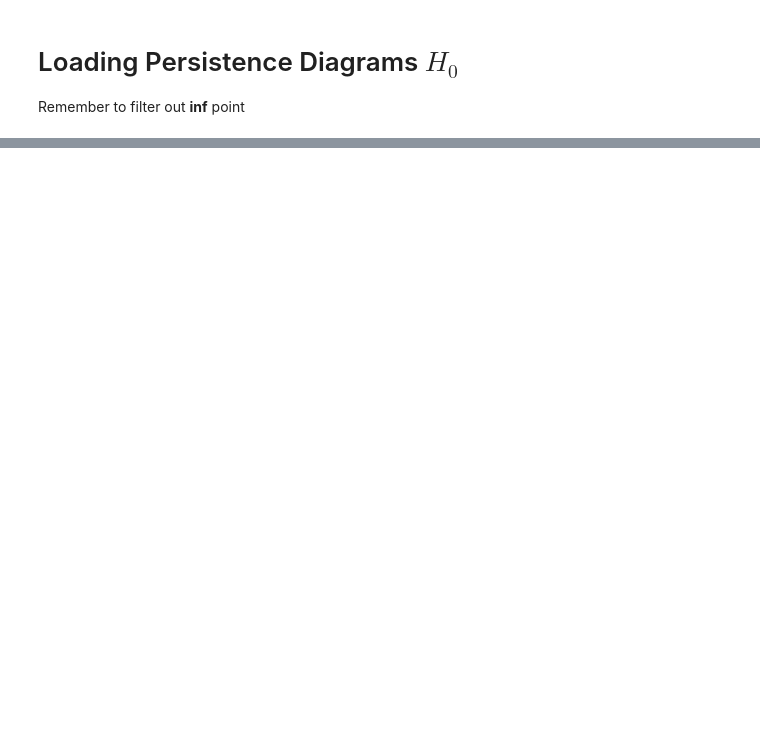
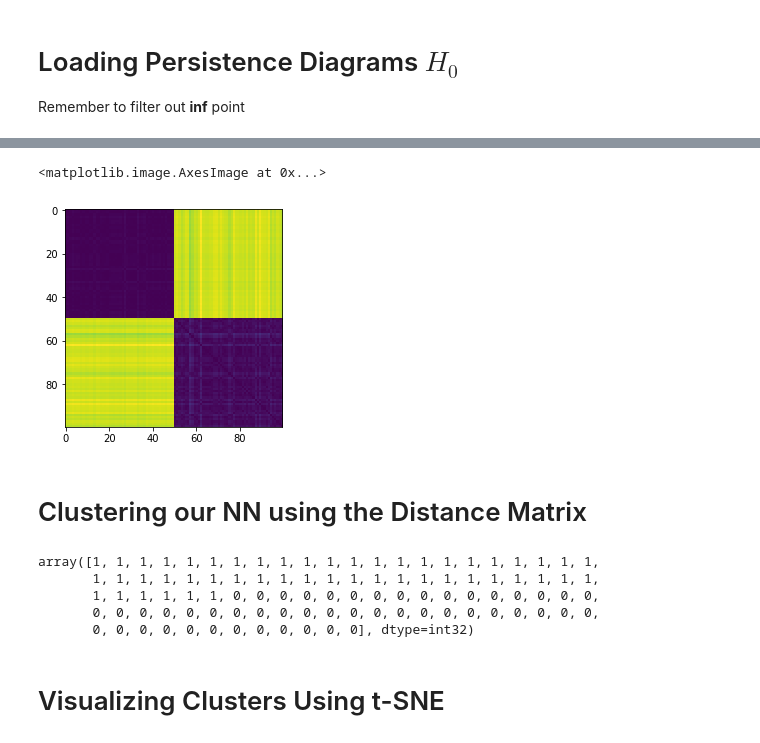
Before and after one commit to lionely/nn_structure, a Jupyter notebook: PD_To_PI.ipynb, the cells around one changed output, grey strips where cells are left out. Saved outputs shown, nothing was run; the diff lists cells and outputs as text; code cells hidden in the pictures; blank space fills up the shorter version.

```diff
--- a/PD_To_PI.ipynb
+++ b/PD_To_PI.ipynb
@@ -33,0 +45,23 @@ pim.show(train_img, ax)
+# %%
+dist_mat = np.zeros((num_networks,num_networks))
+start = time.time()
+calculated = {}
+visited_pairs = set()
+for i in range(num_networks):
+    for j in range(num_networks):
+        if i == j:
+            dist_mat[i][j] = 0.
+        elif (i,j) not in visited_pairs and (j,i) not in visited_pairs:
+            visited_pairs.add((i,j))
+            visited_pairs.add((j,i))
+            dist = (pims[i][0]-pims[j][0])**2
+            dist = np.sum(dist)
+            dist = np.sqrt(dist)
+            dist_mat[i][j] = dist
+            calculated[(i,j)] = dist_mat[i][j]
+            calculated[(j,i)] = dist_mat[i][j]
+        else:
+            dist_mat[i][j] = calculated[(i,j)]
+end = time.time()
+elapsed = (end-start)/60.
+print("Elapsed Time: "+str(elapsed)+" minutes." )
@@ -33,0 +70,8 @@ pim.show(train_img, ax)
+# %%
+# Visualizing Distance matrix
+plt.imshow(dist_mat)
+# %% [output]
+<matplotlib.image.AxesImage at 0x...>
+[figure, added]
+# %% [markdown]
+# Clustering our NN using the Distance Matrix
@@ -33,0 +83,10 @@ pim.show(train_img, ax)
+# %%
+kmeans.labels_
+# %% [output]
+array([1, 1, 1, 1, 1, 1, 1, 1, 1, 1, 1, 1, 1, 1, 1, 1, 1, 1, 1, 1, 1, 1,
+       1, 1, 1, 1, 1, 1, 1, 1, 1, 1, 1, 1, 1, 1, 1, 1, 1, 1, 1, 1, 1, 1,
+       1, 1, 1, 1, 1, 1, 0, 0, 0, 0, 0, 0, 0, 0, 0, 0, 0, 0, 0, 0, 0, 0,
+       0, 0, 0, 0, 0, 0, 0, 0, 0, 0, 0, 0, 0, 0, 0, 0, 0, 0, 0, 0, 0, 0,
+       0, 0, 0, 0, 0, 0, 0, 0, 0, 0, 0, 0], dtype=int32)
+# %% [markdown]
+# Visualizing Clusters Using t-SNE
```
Also changed, not shown: parts of 24 cells of this notebook.
